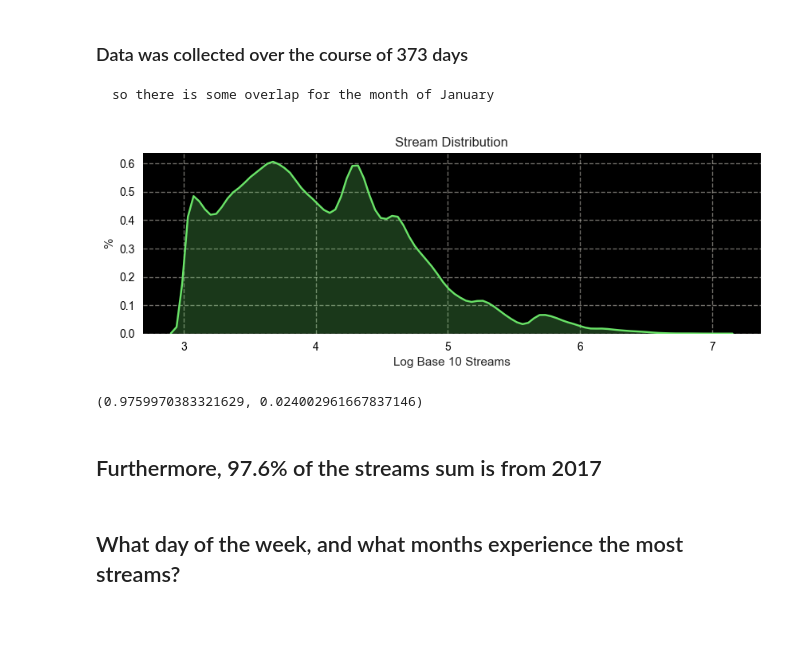
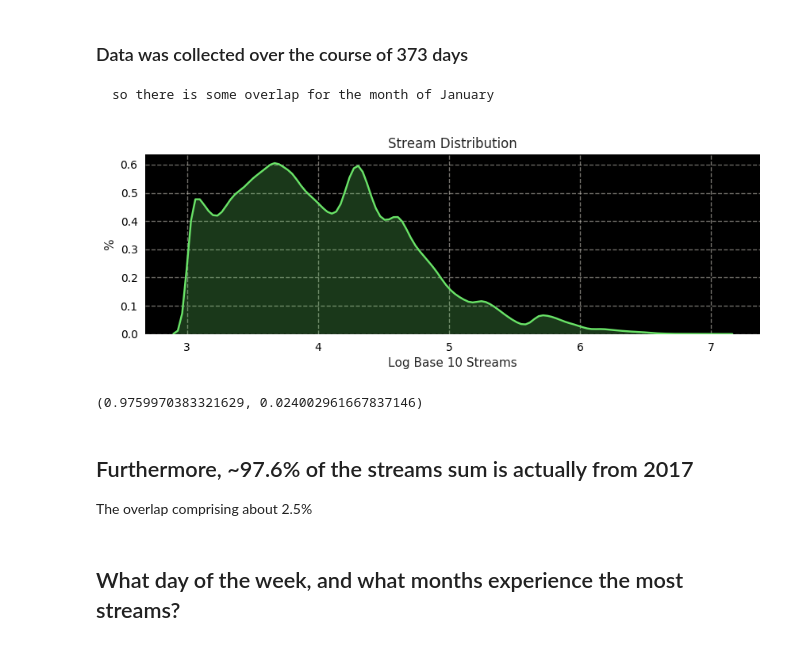
Before and after one commit to majickdave/Spotify_WorldRanking, a Jupyter notebook: spotify.ipynb, the cells around one changed output. Cells and saved outputs as stored; diff of their text form; code cells hidden in the pictures.

```diff
--- a/spotify.ipynb
+++ b/spotify.ipynb
@@ -18,6 +24,6 @@ import numpy as np
 import seaborn as sns
 # %%
 # Read data
-raw = pd.read_csv("../../Downloads/spotify.csv.zip", encoding='utf8')
+raw = pd.read_csv("data.csv.zip", encoding='latin1')
 # Create a copy of the raw data
 df = raw.copy()
@@ -118,26 +115,27 @@ Total Duration: 373 days 00:00:00
 # %%
 # reformat "1000" to "1E4"
 pd.options.display.float_format = '{:.2E}'.format
 
 plt.style.use('seaborn')
 fig, ax = plt.subplots(1, 1, figsize=(10,3), dpi=100)
 # figure background color
 fig.patch.set_facecolor('white')
 
 # Grid Color
 ax.tick_params(colors='black',
                grid_color='#e0dbd1', grid_alpha=0.5)
 ax.grid(which='major', axis='both', linestyle='--')
 
 # axis foreground color
 ax.set_facecolor('black')
-sns.distplot(np.log10(df['Streams']), hist=False, kde_kws={"shade": True, "color": "#6AE368"})
+x = np.log10(df.loc[:,'Streams'])
+sns.distplot(x, hist=False, kde_kws={"shade": True, "color": "#6AE368"})
 plt.title('Stream Distribution')
 plt.xlabel('Log Base 10 Streams')
 plt.ylabel('%')
 plt.show()
 # %% [output]
-[figure, old version]
+[figure, new version]
 # %%
 y_2017 = df[df['Date'] < '2018']['Streams']
 y_2018 = df[df['Date'] >='2018']['Streams']
@@ -146,7 +144,8 @@ y_2017.sum()/df.Streams.sum(), y_2018.sum()/df.Streams.sum()
 # %% [output]
 (0.9759970383321629, 0.024002961667837146)
 # %% [markdown]
-## Furthermore, 97.6% of the streams sum is from 2017
+## Furthermore, ~97.6% of the streams sum is actually from 2017
+The overlap comprising about 2.5%
 # %%
 # # Make a copy of date with dates parsed
 # df1 = df.copy()
```
Also changed, not shown: parts of 50 cells of this notebook.
